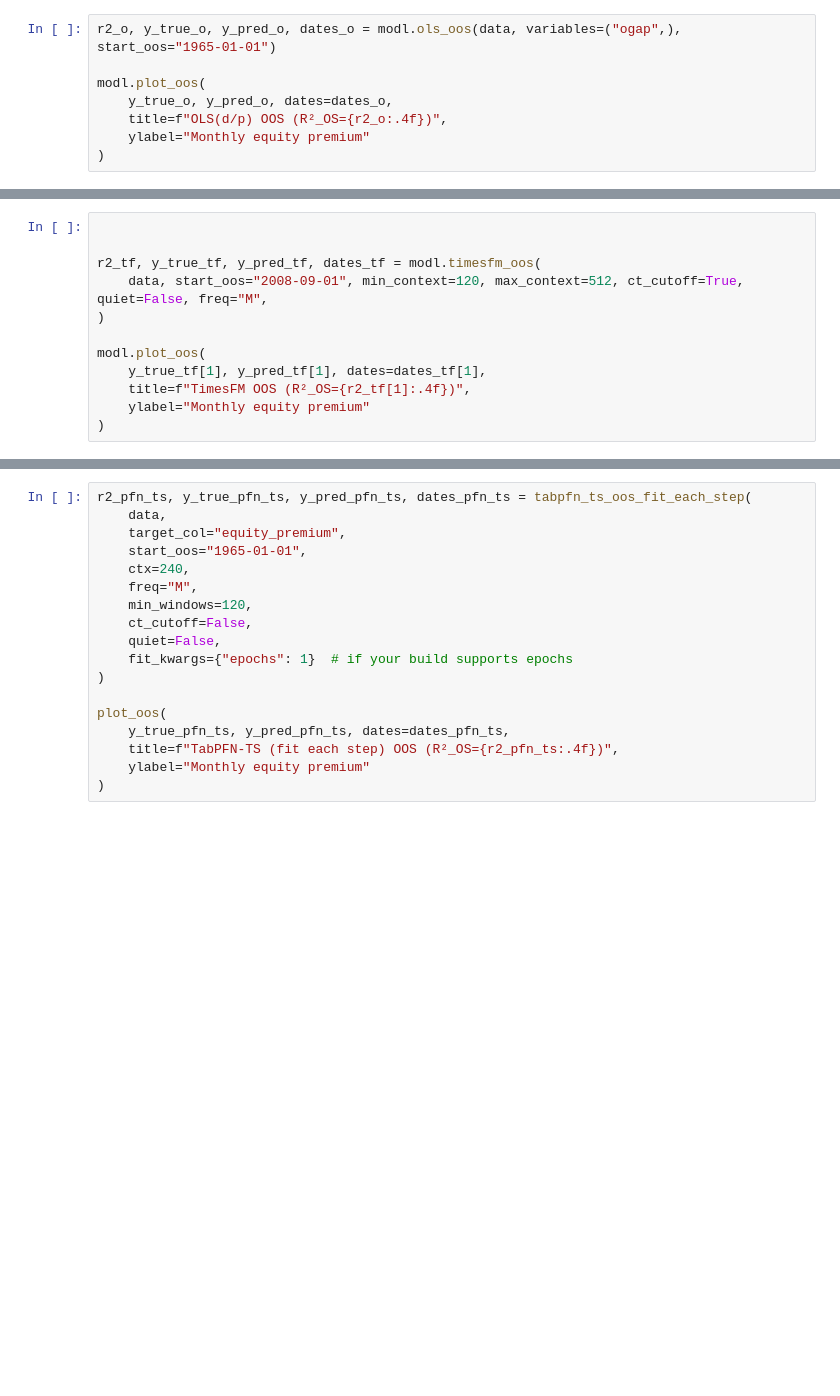
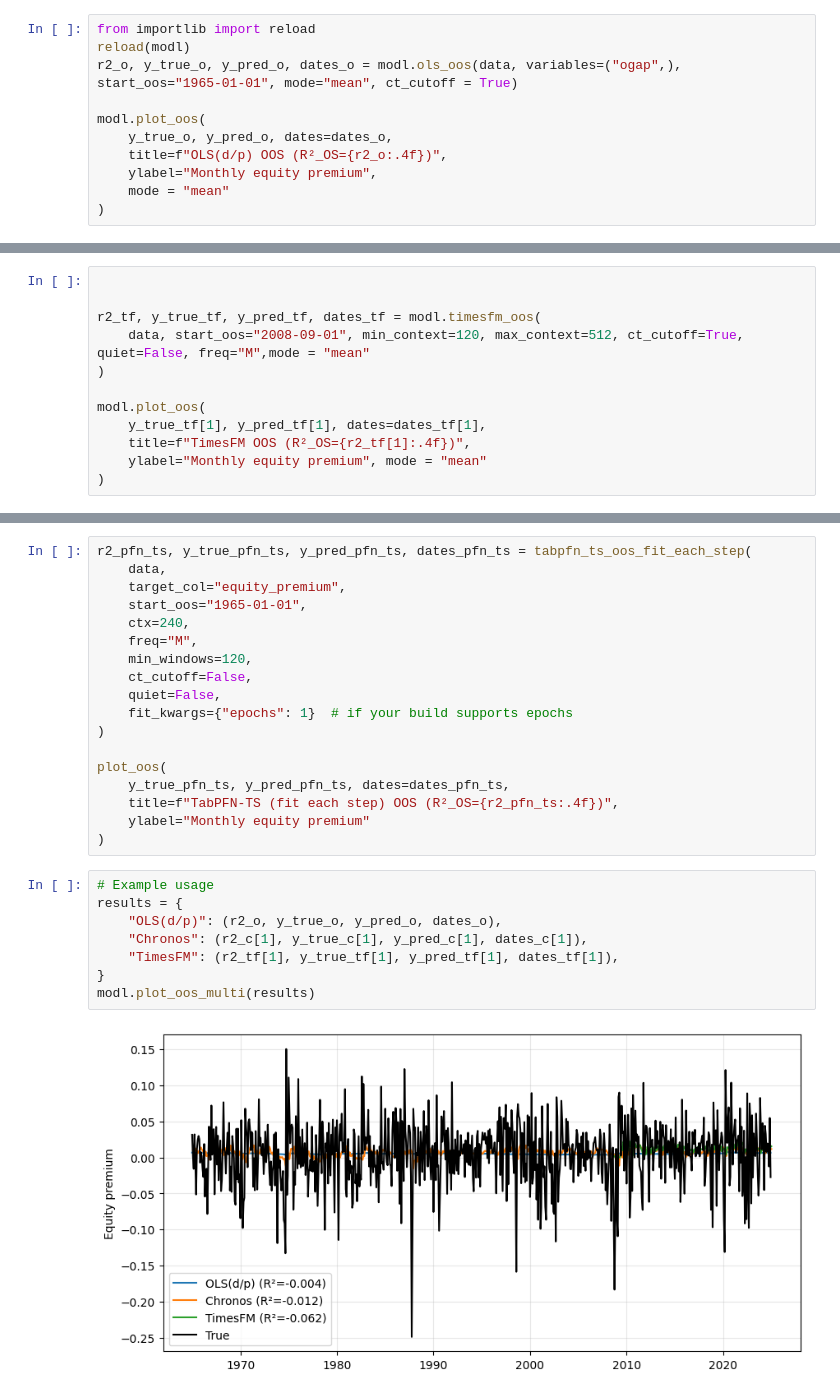
Before and after one commit to KiliTili/Masterarbeit, a Jupyter notebook: Notebooks/Benchmark/modelling.ipynb, the cells around one changed output, grey strips where cells are left out. Drawn from its saved outputs; the diff is of its cells as text; blank space fills up the shorter version.

```diff
--- a/Notebooks/Benchmark/modelling.ipynb
+++ b/Notebooks/Benchmark/modelling.ipynb
@@ -48,12 +48,15 @@ Monthly predictors ranked (worst → best) by OOS R²:
 25.        lty   R²_OOS = -0.0041
 26.       ogap   R²_OOS = -0.0041
 # %%
-r2_o, y_true_o, y_pred_o, dates_o = modl.ols_oos(data, variables=("ogap",), start_oos="1965-01-01")
+from importlib import reload
+reload(modl)
+r2_o, y_true_o, y_pred_o, dates_o = modl.ols_oos(data, variables=("ogap",), start_oos="1965-01-01", mode="mean", ct_cutoff = True)
 
 modl.plot_oos(
     y_true_o, y_pred_o, dates=dates_o,
     title=f"OLS(d/p) OOS (R²_OS={r2_o:.4f})",
-    ylabel="Monthly equity premium"
+    ylabel="Monthly equity premium",
+    mode = "mean"
 )
 # %% [output]
 [OLS(ogap)] Device=cpu | Valid months=720 | MSE=0.001914 | RMSE=0.043744 | R²_OS=-0.0041
@@ -103,12 +106,12 @@ modl.plot_oos(
 
 
 r2_tf, y_true_tf, y_pred_tf, dates_tf = modl.timesfm_oos(
-    data, start_oos="2008-09-01", min_context=120, max_context=512, ct_cutoff=True, quiet=False, freq="M",
+    data, start_oos="2008-09-01", min_context=120, max_context=512, ct_cutoff=True, quiet=False, freq="M",mode = "mean"
 )
 
 modl.plot_oos(
     y_true_tf[1], y_pred_tf[1], dates=dates_tf[1],
     title=f"TimesFM OOS (R²_OS={r2_tf[1]:.4f})",
-    ylabel="Monthly equity premium"
+    ylabel="Monthly equity premium", mode = "mean"
 )
 # %% [output]
@@ -208,3 +213,13 @@ plot_oos(
     title=f"TabPFN-TS (fit each step) OOS (R²_OS={r2_pfn_ts:.4f})",
     ylabel="Monthly equity premium"
 )
+# %%
+# Example usage
+results = {
+    "OLS(d/p)": (r2_o, y_true_o, y_pred_o, dates_o),
+    "Chronos": (r2_c[1], y_true_c[1], y_pred_c[1], dates_c[1]),
+    "TimesFM": (r2_tf[1], y_true_tf[1], y_pred_tf[1], dates_tf[1]),
+}
+modl.plot_oos_multi(results)
+# %% [output]
+[figure, added]
```
Also changed, not shown: parts of 9 cells of this notebook, 3 other files.
